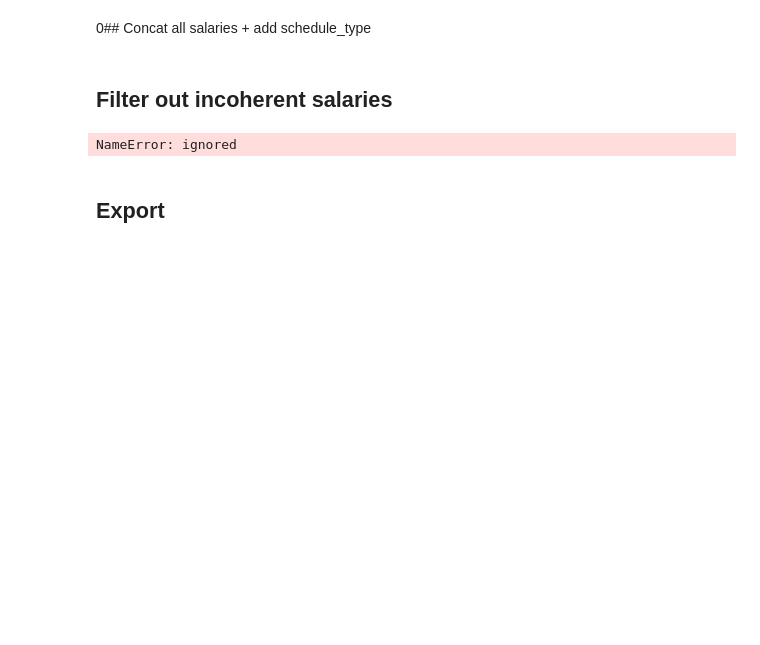
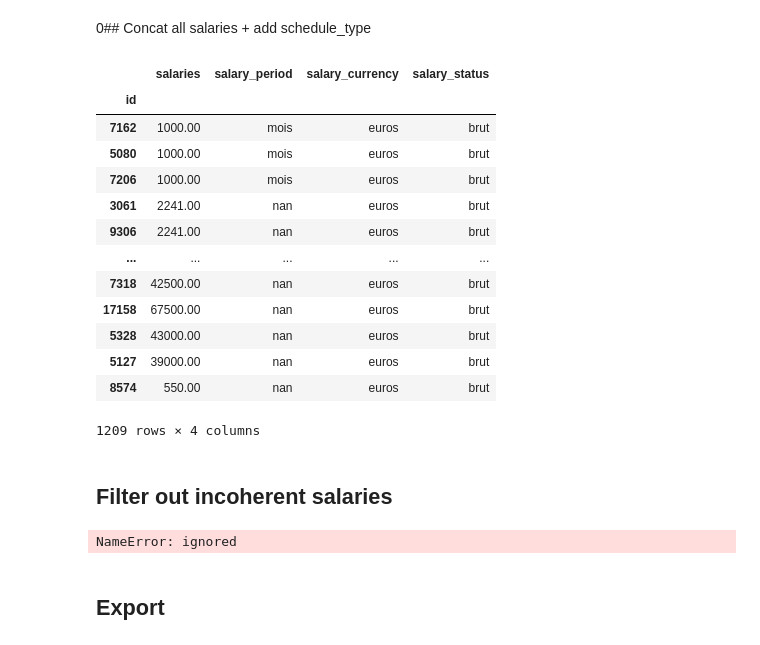
Before and after one commit to Axelrda/gg_job_search, a Jupyter notebook: notebooks/salary_cleaning.ipynb, the cells around one changed output. Cells and saved outputs as stored; diff of their text form; code cells hidden in the pictures; blank space fills up the shorter version.

```diff
--- a/notebooks/salary_cleaning.ipynb
+++ b/notebooks/salary_cleaning.ipynb
@@ -240,3 +337,20 @@ all_salaries = all_salaries.merge(all_df.schedule_type, left_index=True, right_i
+# %%
+prediction_salaries
+# %% [output]
+|  | salaries | salary_period | salary_currency | salary_status |
+| id |  |  |  |  |
+| 7162 | 1000.00 | mois | euros | brut |
+| 5080 | 1000.00 | mois | euros | brut |
+| 7206 | 1000.00 | mois | euros | brut |
+| 3061 | 2241.00 | nan | euros | brut |
+| 9306 | 2241.00 | nan | euros | brut |
+| ... | ... | ... | ... | ... |
+| 7318 | 42500.00 | nan | euros | brut |
+| 17158 | 67500.00 | nan | euros | brut |
+| 5328 | 43000.00 | nan | euros | brut |
+| 5127 | 39000.00 | nan | euros | brut |
+| 8574 | 550.00 | nan | euros | brut |
+1209 rows × 4 columns
 # %% [markdown]
 ## Filter out incoherent salaries
 # %%
```
Also changed, not shown: parts of 17 cells of this notebook, 4 other files.
